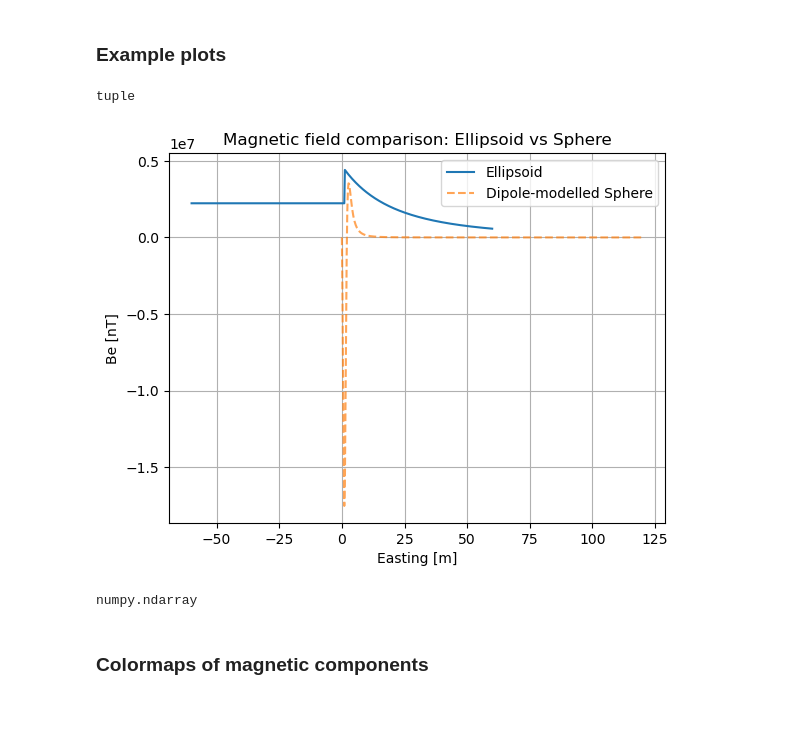
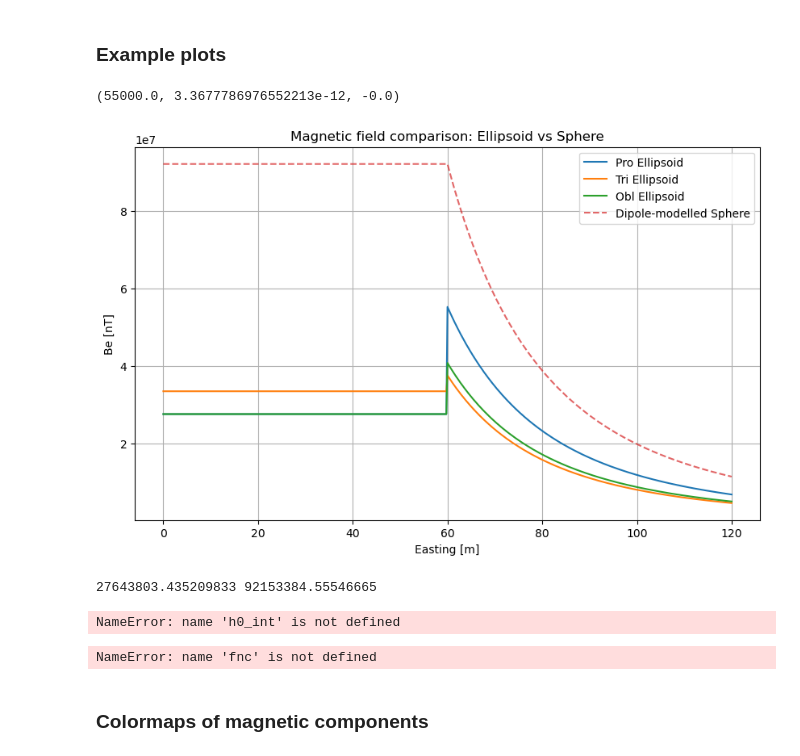
Before and after one commit to ubcgif/2025-baker-ellipsoids, a Jupyter notebook: notebooks/Example_Plots.ipynb, the cells around one changed output. Cells and saved outputs as stored; diff of their text form; code cells hidden in the pictures; blank space fills up the shorter version.

Commit message:
Inclusion of all ellipsoids on magnetics test-plots for issue #23

```diff
--- a/notebooks/Example_Plots.ipynb
+++ b/notebooks/Example_Plots.ipynb
@@ -15,5 +17,8 @@ H0 = np.array([5, 5, 5])
 # %%
 u = (55_000, 0.0, 90.0)
 type(u)
+
+igrf = hm.magnetic_angles_to_vec(55_000, 0.0, 90.0)
+print(igrf)
 # %% [output]
-tuple
+(55000.0, 3.3677786976552213e-12, -0.0)
@@ -20,55 +84,70 @@ tuple
 # %%
-import numpy as np
-import matplotlib.pyplot as plt
-import harmonica as hm
-from functions import ProlateEllipsoid, ellipsoid_magnetics
+from scipy.constants import mu_0
 
-mu_0 = 4 * np.pi * 1e-7
+k = 2
+b0 = np.array(hm.magnetic_angles_to_vec(55_000, 0.0, 90.0))
+M = b0 * k
 
 # Define ellipsoid (make it nearly a sphere)
 # ------------------------------------------
-a = 60.0
-b = 59.999  # very close to a
-ellipsoid = ProlateEllipsoid(a=a, b=b, yaw=0, pitch=0, centre=(1, 1, 1))
-k = 0.1
+
+pro_ellipsoid = ProlateEllipsoid(a=60, b=59.99, yaw=0, pitch=0, centre=(0, 0, 0))
+tri_ellipsoid = fnc.TriaxialEllipsoid(a=60, b=59.99, c=59.98, yaw = 0, pitch=0, roll=0, centre=(0, 0, 0))
+obl_ellipsoid = fnc.OblateEllipsoid(a=59.99, b=60, yaw = 0, pitch=0, centre=(0, 0, 0))
 
 # Define observation points along easting
 # ---------------------------------------
-easting = np.linspace(0, 2 * a, 501)
+easting = np.linspace(0, 2 * 60, 501)
 northing, upward = np.zeros_like(easting), np.zeros_like(easting)
 coordinates = tuple(np.atleast_2d(c) for c in (easting, northing, upward))
 
 # Compute magnetic field for ellipsoid
 # ------------------------------------
-be, bn, bu = ellipsoid_magnetics(coordinates, ellipsoid, k, (55_000, 0.0, 90.0), field="b")
+be, bn, bu = ellipsoid_magnetics(coordinates, pro_ellipsoid, k, (55_000, 0.0, 90.0), field="b")
 be = be.ravel()
-be_anom = be  - mu_0 * igrf[0] * 1e9
 
+be1, bn1, bu1 = ellipsoid_magnetics(coordinates, tri_ellipsoid, k, (55_000, 0.0, 90.0), field="b")
+be1 = be1.ravel()
+
+be2, bn2, bu2 = ellipsoid_magnetics(coordinates, obl_ellipsoid, k, (55_000, 0.0, 90.0), field="b")
+be2 = be2.ravel()
 # Compute magnetic field for a sphere (analytic)
 # ----------------------------------------------
-M = k * igrf # magnetisation due to a sphere... M = (3 * k / (3 + k)) * igrf ?
-dipole = (1, 1, 1)
-volume = (4/3) * np.pi * a**3
-magnetic_moment = volume * M
-b_e, b_n, b_u = hm.dipole_magnetic(coordinates, dipole, magnetic_moment, field="b")
+b_e, b_n, b_u = sphere_magnetic(coordinates, radius=60, center=(0, 0, 0), magnetization= M)
 b_e = b_e.ravel()
 
 # Plot comparison
 # ---------------
-plt.plot(easting-60, be_anom, label="Ellipsoid")
-plt.plot(easting, b_e * 1e-4, '--', label="Dipole-modelled Sphere", alpha=0.7)
+plt.figure(figsize=(10, 6))
+plt.plot(easting, be, label="Pro Ellipsoid")
+plt.plot(easting, be1, label="Tri Ellipsoid")
+plt.plot(easting, be2, label="Obl Ellipsoid")
+
+plt.plot(easting, b_e, '--', label="Dipole-modelled Sphere", alpha=0.7)
 plt.xlabel("Easting [m]")
 plt.ylabel("Be [nT]")
 plt.legend()
 plt.title("Magnetic field comparison: Ellipsoid vs Sphere")
 plt.grid(True)
 plt.show()
+print(be[0], b_e[0])
 # %% [output]
-[figure, old version]
+[figure, new version]
+27643803.435209833 92153384.55546665
 # %%
-type(H0)
+a = 51
+b = 50
+c = 49  # perfect sphere
+sus = 0.1
+external_field = (55000, 0, 90)
+centre = (0, 0, 0)
+
+sphere = fnc.TriaxialEllipsoid(a, b, c, yaw=0, pitch=0, roll=0, centre=centre)
+coords = (np.array([[60]]), np.array([[60]]), np.array([[60]]))  # center point
+
+be, bn, bu = ellipsoid_magnetics(coords, sphere, sus, external_field)
 # %% [output]
-numpy.ndarray
+NameError: name 'h0_int' is not defined
 # %%
 # parameters used throughout plots
 
@@ -83,6 +162,11 @@ density = 2000
 
 # define observation points (2D grid) at surface height (z axis, 'Upward') = 5
 coordinates = vd.grid_coordinates(region = (-20, 20, -20, 20), spacing = 0.5, extra_coords = 5)
+x = np.linspace(0, 9, 10)       # x = [0, 1, 2, ..., 9]
+y = np.linspace(10, 19, 10)     # y = [10, 11, ..., 19]
+z = np.full(10, 5.0)
+# %% [output]
+NameError: name 'fnc' is not defined
 # %% [markdown]
 ### Colormaps of magnetic components
 # %%
```
Also changed, not shown: parts of 7 cells of this notebook, 1 other file.
